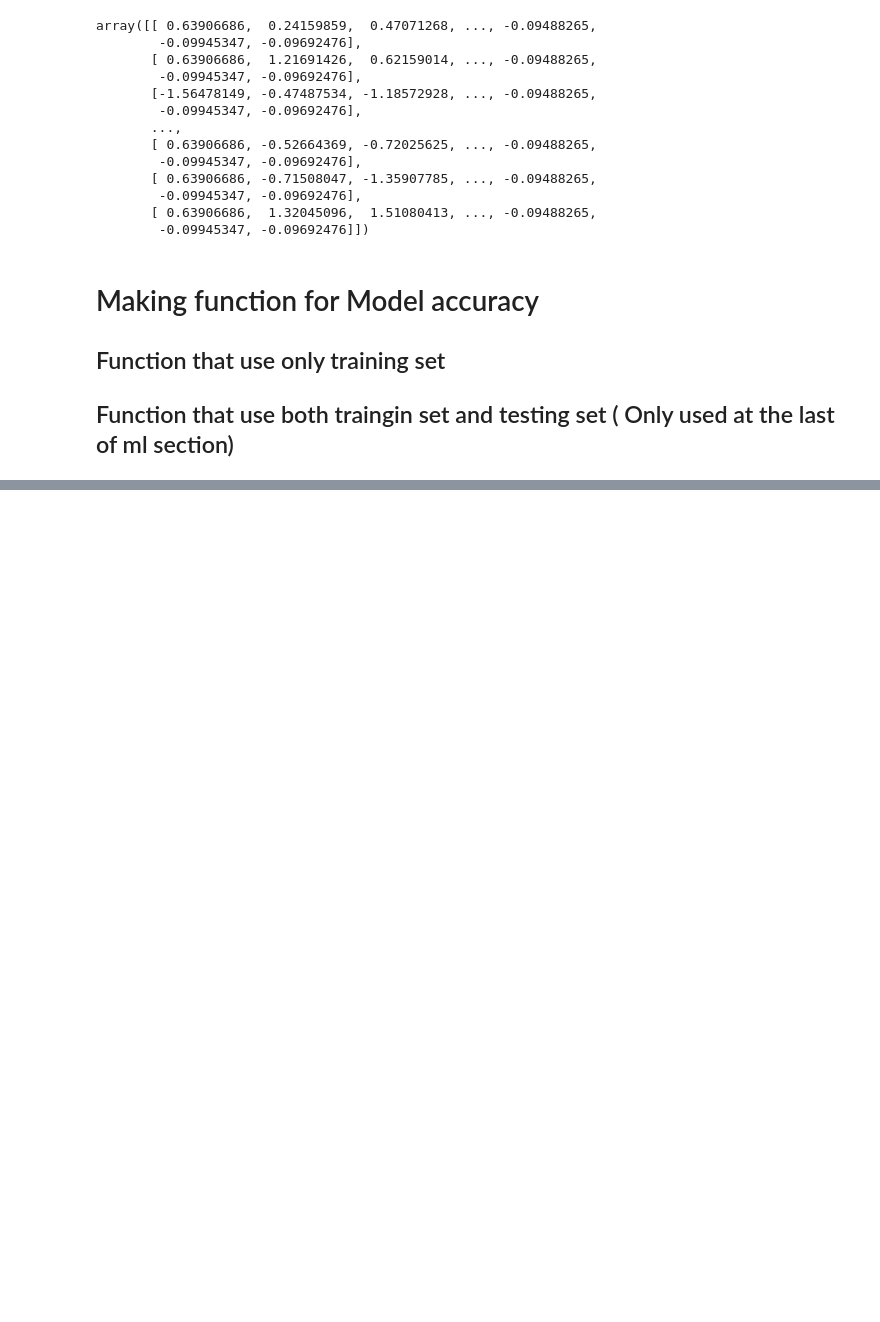
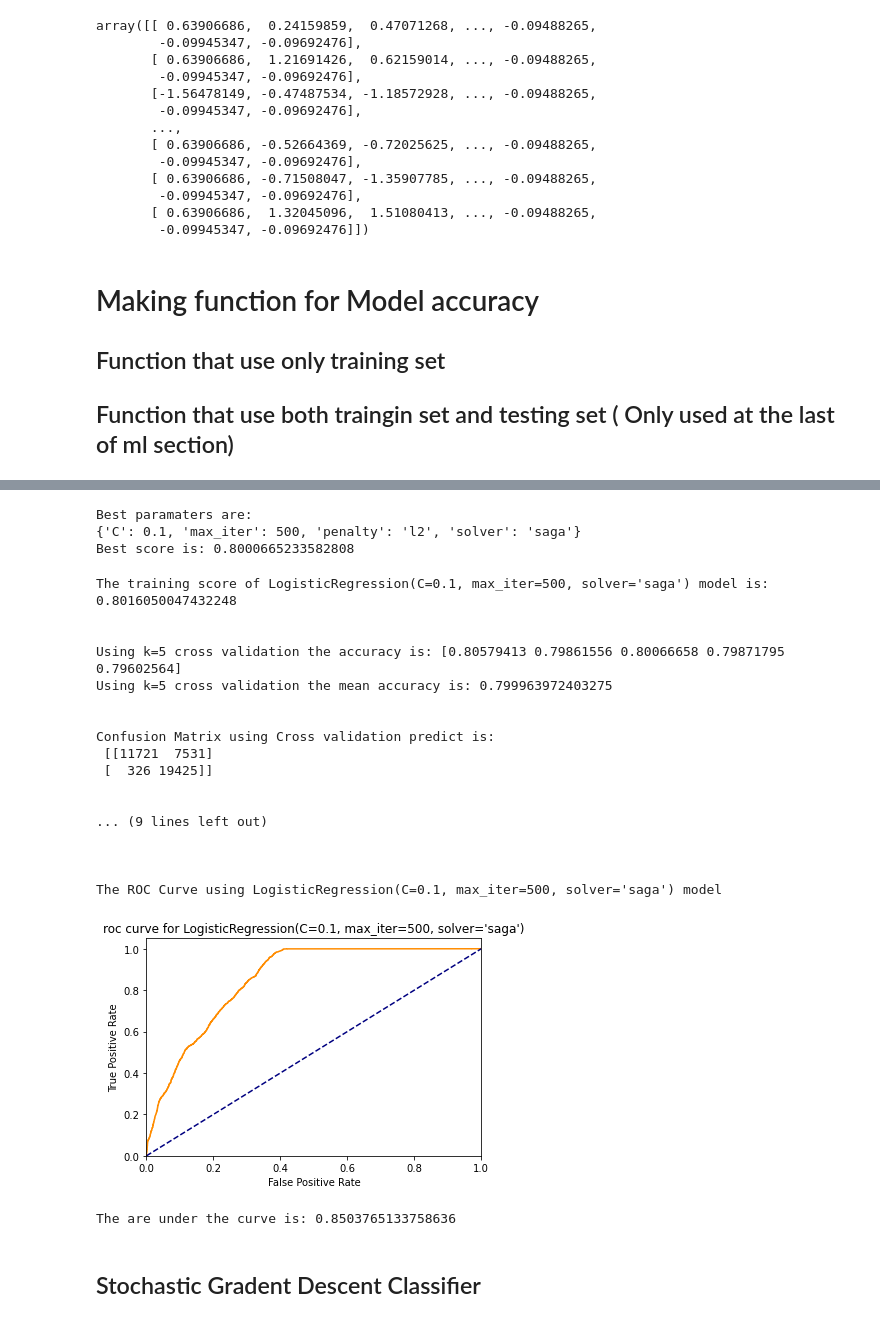
Before and after one commit to pandeysudip/Rental, a Jupyter notebook: 3.Model_Building.ipynb, the cells around one changed output, grey strips where cells are left out. Drawn from its saved outputs; the diff is of its cells as text; code cells hidden in the pictures; blank space fills up the shorter version.

```diff
--- a/3.Model_Building.ipynb
+++ b/3.Model_Building.ipynb
@@ -293,0 +347,10 @@ def model_score(model, X_train_scaled=X_train_scaled, X_test_scaled=X_test_scale
+# %%
+# Using GridSearchCV
+paramater_lr = {'C': [0.001, 0.01,0.1,1, 5, 10],
+                 'solver':['lbfgs','saga','liblinear' ],
+                 'penalty': [ 'l2'],
+                'max_iter':[100,500,1000, 10000]}
+gridsearch_lr = GridSearchCV(lr, paramater_lr, cv=5, verbose=1, n_jobs=-1)
+# %%
+#Fitting the logistic regression
+gridsearch_lr.fit(X_train_scaled, y_train)
@@ -293,0 +364,36 @@ def model_score(model, X_train_scaled=X_train_scaled, X_test_scaled=X_test_scale
+# %%
+# Best parameters for this dataset
+print(f'Best paramaters are:\n{gridsearch_lr.best_params_}')
+# best score
+print(f'Best score is: {gridsearch_lr.best_score_}')
+# %% [output]
+Best paramaters are:
+{'C': 0.1, 'max_iter': 500, 'penalty': 'l2', 'solver': 'saga'}
+Best score is: 0.8000665233582808
+# %%
+#Defining best estimator
+lr_b=gridsearch_lr.best_estimator_
+#Score for logistic regression after hyperparamater tuining
+training_score(lr_b)
+# %% [output]
+The training score of LogisticRegression(C=0.1, max_iter=500, solver='saga') model is: 0.8016050047432248
+
+
+Using k=5 cross validation the accuracy is: [0.80579413 0.79861556 0.80066658 0.79871795 0.79602564]
+Using k=5 cross validation the mean accuracy is: 0.799963972403275
+
+
+Confusion Matrix using Cross validation predict is:
+ [[11721  7531]
+ [  326 19425]]
+
+
+... (9 lines left out)
+
+
+
+The ROC Curve using LogisticRegression(C=0.1, max_iter=500, solver='saga') model
+[figure, added]
+The are under the curve is: 0.8503765133758636
+# %% [markdown]
+## Stochastic Gradent Descent Classifier
```
Also changed, not shown: parts of 17 cells of this notebook.
